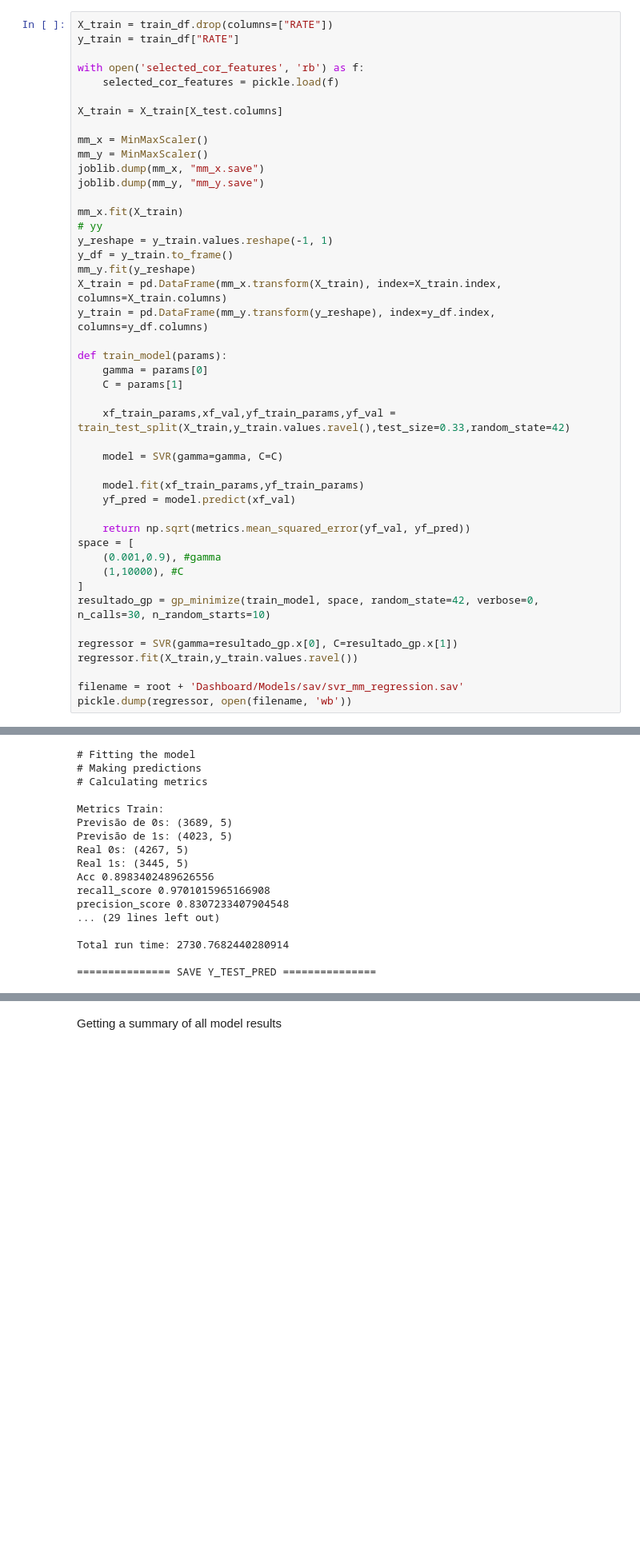
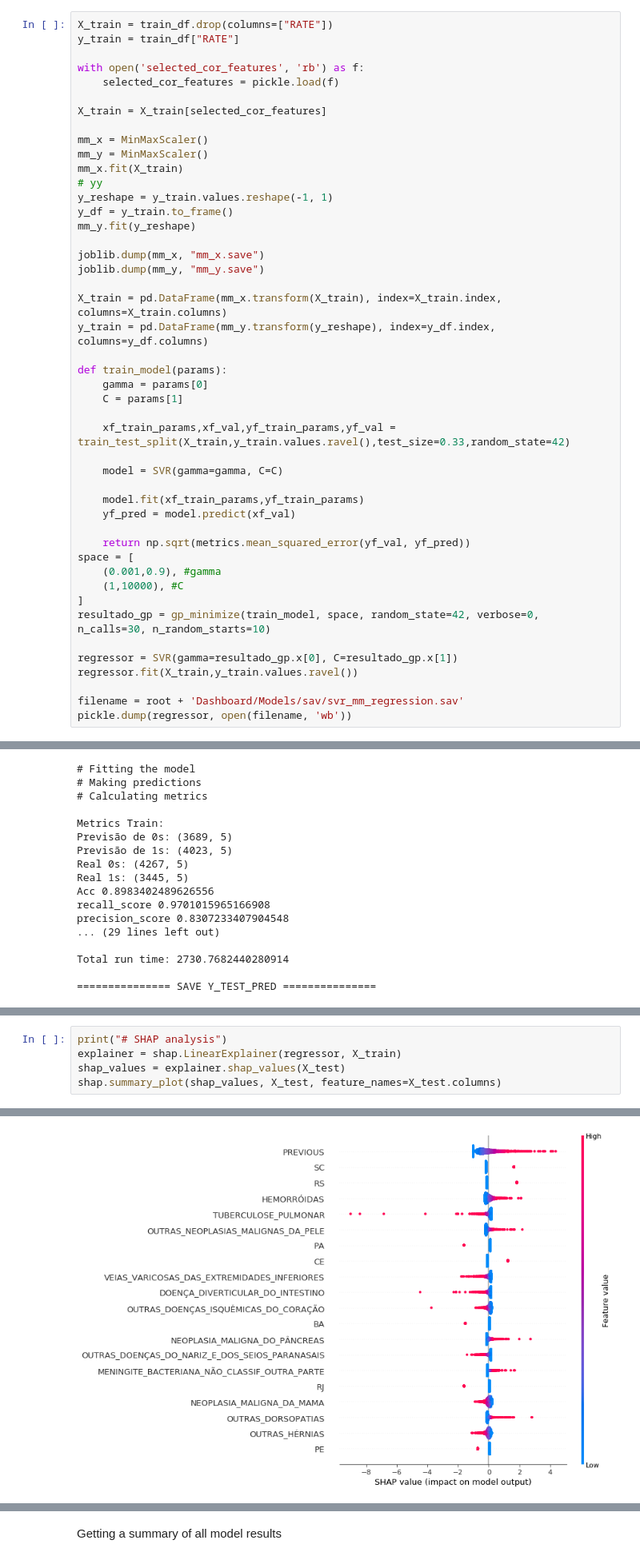
Before and after one commit to pypas/suicities-datasus, a Jupyter notebook: Models/Regression/regression_models.ipynb, the cells around one changed output, grey strips where cells are left out. Shown at 80% size. Cells and saved outputs as stored; diff of their text form; blank space fills up the shorter version.

Commit message:
add linear regression

```diff
--- a/Models/Regression/regression_models.ipynb
+++ b/Models/Regression/regression_models.ipynb
@@ -1069,18 +1085,19 @@ y_train = train_df["RATE"]
 with open('selected_cor_features', 'rb') as f:
     selected_cor_features = pickle.load(f)
 
-X_train = X_train[X_test.columns]
+X_train = X_train[selected_cor_features]
 
 mm_x = MinMaxScaler()
 mm_y = MinMaxScaler()
-joblib.dump(mm_x, "mm_x.save")
-joblib.dump(mm_y, "mm_y.save")
-
 mm_x.fit(X_train)
 # yy
 y_reshape = y_train.values.reshape(-1, 1)
 y_df = y_train.to_frame()
 mm_y.fit(y_reshape)
+
+joblib.dump(mm_x, "mm_x.save")
+joblib.dump(mm_y, "mm_y.save")
+
 X_train = pd.DataFrame(mm_x.transform(X_train), index=X_train.index, columns=X_train.columns)
 y_train = pd.DataFrame(mm_y.transform(y_reshape), index=y_df.index, columns=y_df.columns)
 
@@ -1338,0 +1413,6 @@ The objective has been evaluated at this point before.
+# %%
+print("# SHAP analysis")
+explainer = shap.LinearExplainer(regressor, X_train)
+shap_values = explainer.shap_values(X_test)
+shap.summary_plot(shap_values, X_test, feature_names=X_test.columns)
+# %% [output]
@@ -1338,0 +1420 @@ The objective has been evaluated at this point before.
+[figure, added]
```
Also changed, not shown: parts of 14 cells of this notebook.
